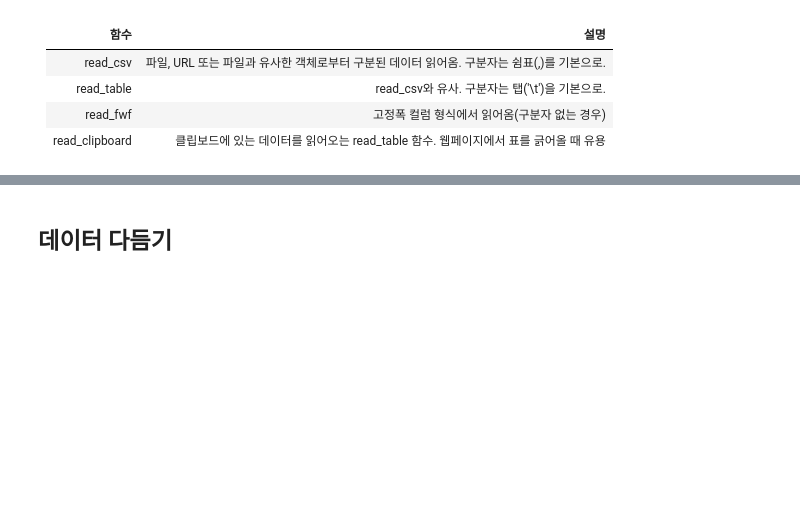
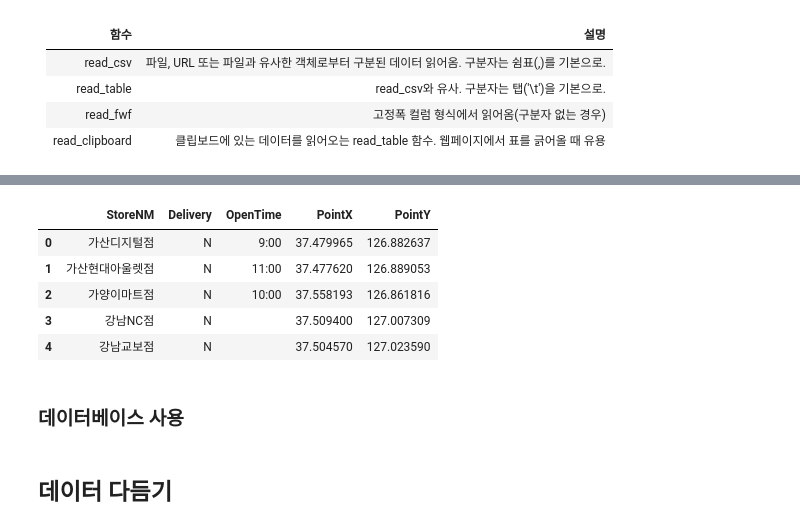
Before and after one commit to KonanAcademy/da, a Jupyter notebook: part1/03_python_pandas_2.ipynb, the cells around one changed output, grey strips where cells are left out. Cells and saved outputs as stored; diff of their text form; code cells hidden in the pictures; blank space fills up the shorter version.

```diff
--- a/part1/03_python_pandas_2.ipynb
+++ b/part1/03_python_pandas_2.ipynb
@@ -1176,0 +1360,4 @@ read_clipboard | 클립보드에 있는 데이터를 읽어오는 read_table 함
+# %%
+import json
+result = json.loads(obj)
+result
@@ -1176,0 +1380,6 @@ read_clipboard | 클립보드에 있는 데이터를 읽어오는 read_table 함
+# %%
+import requests
+
+url = 'http://www.burgerking.co.kr/api/store/searchmap/empty/?areacd='
+resp = requests.get(url)
+resp
@@ -1176,0 +1388,3 @@ read_clipboard | 클립보드에 있는 데이터를 읽어오는 read_table 함
+# %%
+import json
+data = json.loads(resp.text)
@@ -1177,3 +1429,17 @@ read_clipboard | 클립보드에 있는 데이터를 읽어오는 read_table 함
+# %%
+fields = ['StoreNM', 'Delivery', 'OpenTime', 'PointX', 'PointY']
+burger_store = DataFrame(data, columns=fields)
+# %%
+burger_store.head()
+# %% [output]
+|  | StoreNM | Delivery | OpenTime | PointX | PointY |
+| 0 | 가산디지털점 | N | 9:00 | 37.479965 | 126.882637 |
+| 1 | 가산현대아울렛점 | N | 11:00 | 37.477620 | 126.889053 |
+| 2 | 가양이마트점 | N | 10:00 | 37.558193 | 126.861816 |
+| 3 | 강남NC점 | N |  | 37.509400 | 127.007309 |
+| 4 | 강남교보점 | N |  | 37.504570 | 127.023590 |
+# %% [markdown]
+### 데이터베이스 사용
 # %% [markdown]
 ## 데이터 다듬기
 # %% [markdown]
```
Also changed, not shown: parts of 32 cells of this notebook, 1 other file.
